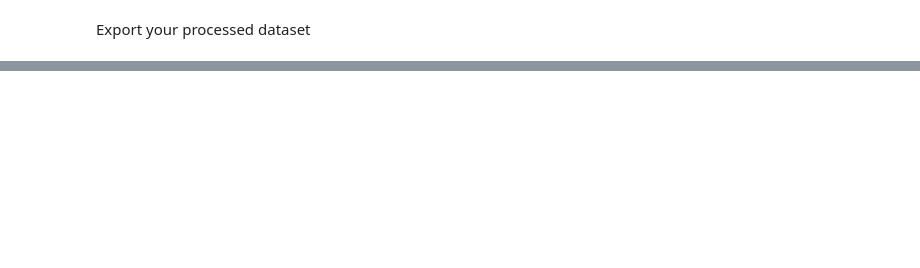
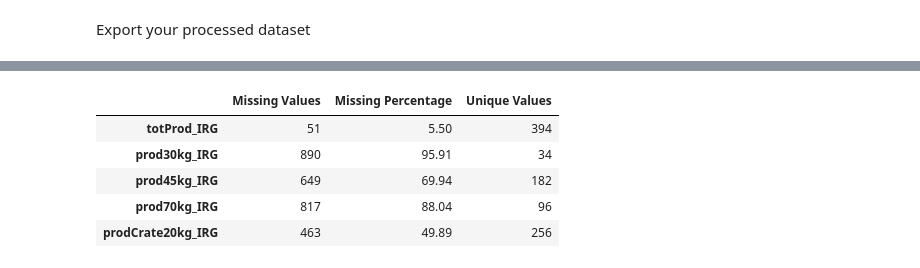
Before and after one commit to Ugonna00/DTS-201-GROUP-G, a Jupyter notebook: notebooks/data_preproccessing.ipynb, the cells around one changed output, grey strips where cells are left out. Drawn from its saved outputs; the diff is of its cells as text; code cells hidden in the pictures; blank space fills up the shorter version.

```diff
--- a/notebooks/data_preproccessing.ipynb
+++ b/notebooks/data_preproccessing.ipynb
@@ -540 +543,26 @@ Dataset shape: (877, 32)
 Saved to: data/processed/tomato_farm_loss_model.csv
+# %%
+production_features = [
+    'totProd_IRG',
+    'prod30kg_IRG',
+    'prod45kg_IRG',
+    'prod70kg_IRG',
+    'prodCrate20kg_IRG'
+]
+
+production_missingness = pd.DataFrame({
+    'Missing Values': df[production_features].isna().sum(),
+    'Missing Percentage': (
+        df[production_features].isna().mean() * 100
+    ).round(2),
+    'Unique Values': df[production_features].nunique()
+})
+
+display(production_missingness)
+# %% [output]
+|  | Missing Values | Missing Percentage | Unique Values |
+| totProd_IRG | 51 | 5.50 | 394 |
+| prod30kg_IRG | 890 | 95.91 | 34 |
+| prod45kg_IRG | 649 | 69.94 | 182 |
+| prod70kg_IRG | 817 | 88.04 | 96 |
+| prodCrate20kg_IRG | 463 | 49.89 | 256 |
```
Also changed, not shown: parts of 12 cells of this notebook, 6 other files.
